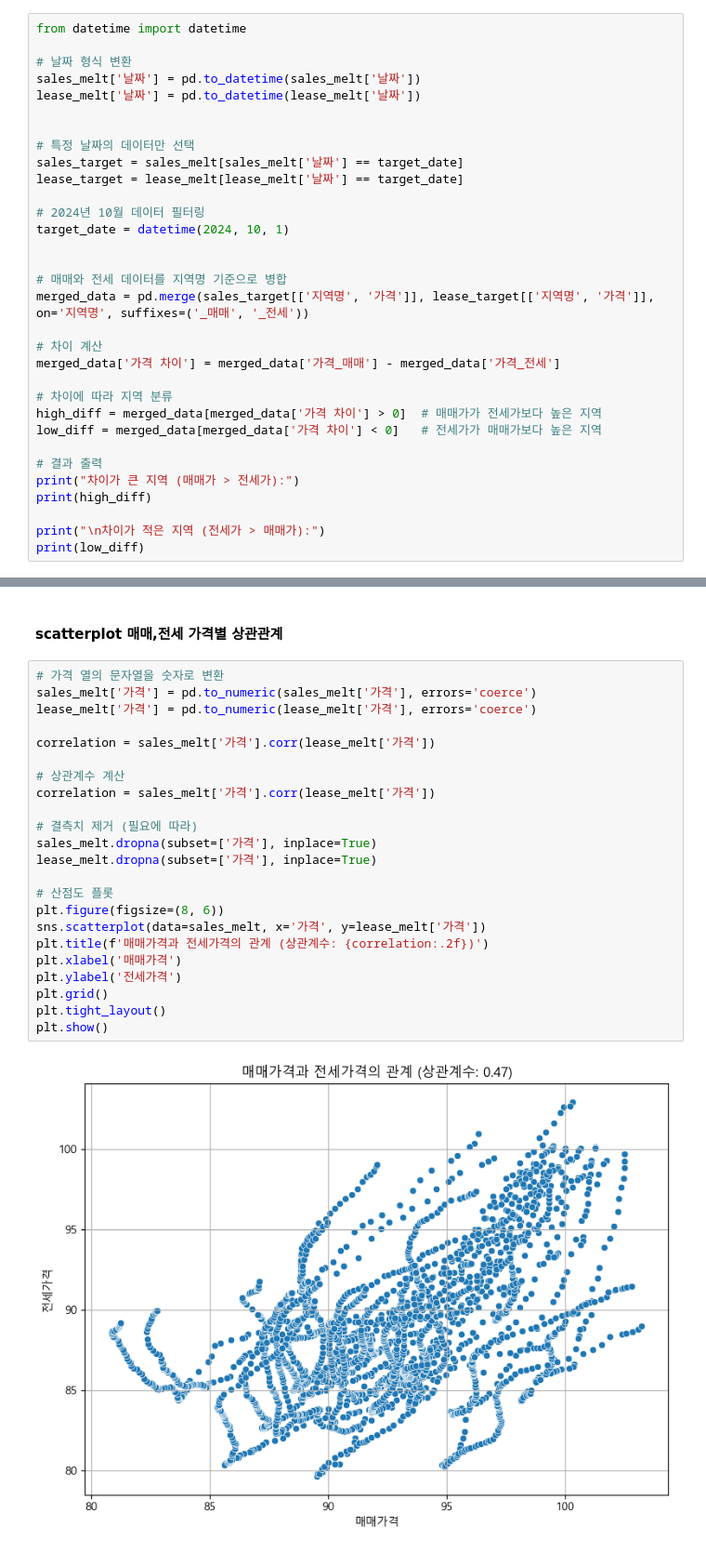
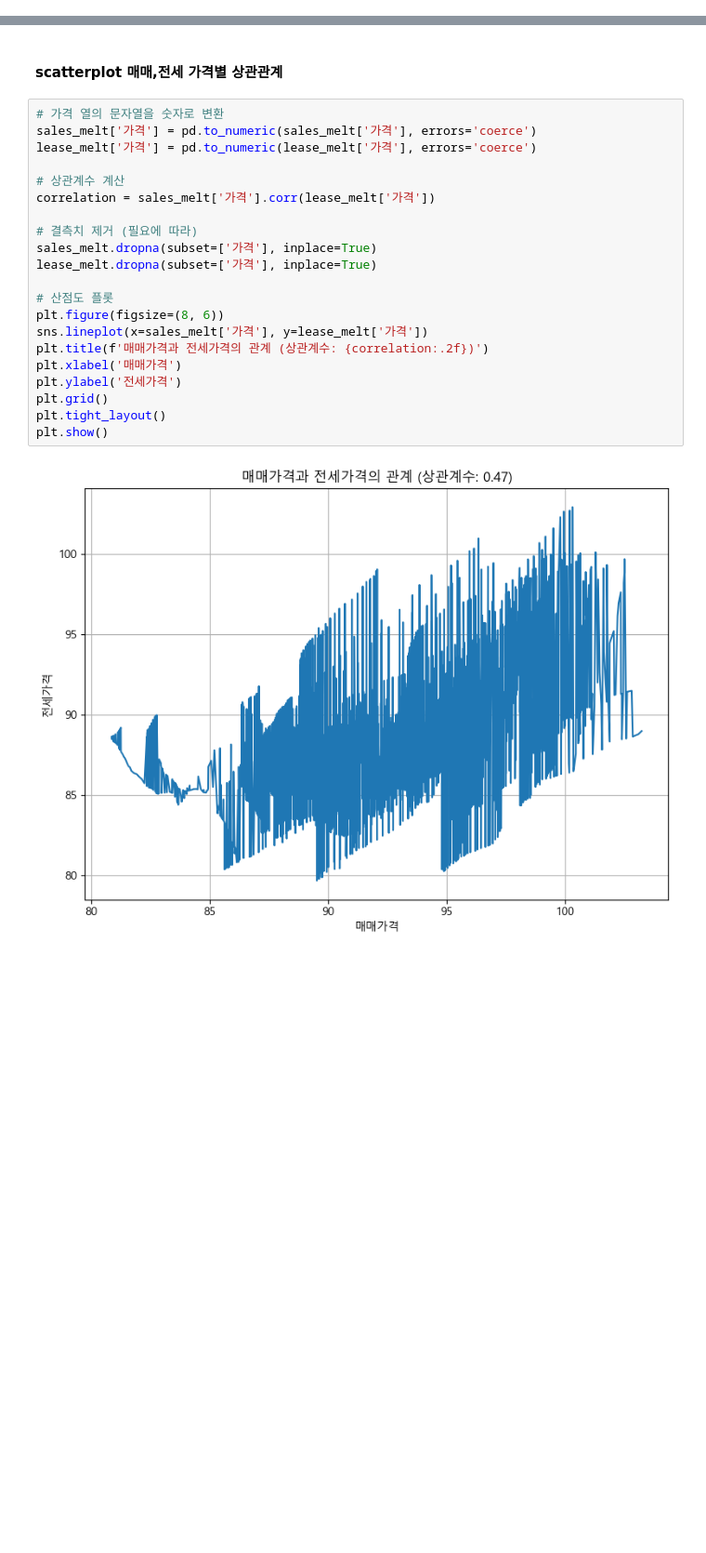
Before and after one commit to D0H00N/practical-work, a Jupyter notebook: 주택매매지수분석.ipynb, the cells around one changed output, grey strips where cells are left out. Shown at 93% size. Cells and saved outputs as stored; diff of their text form; blank space fills up the shorter version.

```diff
--- a/주택매매지수분석.ipynb
+++ b/주택매매지수분석.ipynb
@@ -343,32 +369,0 @@ sns.barplot(data=lease_agg,label='전세')
-# %%
-from datetime import datetime
-
-# 날짜 형식 변환
-sales_melt['날짜'] = pd.to_datetime(sales_melt['날짜'])
-lease_melt['날짜'] = pd.to_datetime(lease_melt['날짜'])
-
-
-# 특정 날짜의 데이터만 선택
-sales_target = sales_melt[sales_melt['날짜'] == target_date]
-lease_target = lease_melt[lease_melt['날짜'] == target_date]
-
-# 2024년 10월 데이터 필터링
-target_date = datetime(2024, 10, 1)
-
-
-# 매매와 전세 데이터를 지역명 기준으로 병합
-merged_data = pd.merge(sales_target[['지역명', '가격']], lease_target[['지역명', '가격']], on='지역명', suffixes=('_매매', '_전세'))
-
-# 차이 계산
-merged_data['가격 차이'] = merged_data['가격_매매'] - merged_data['가격_전세']
-
-# 차이에 따라 지역 분류
-high_diff = merged_data[merged_data['가격 차이'] > 0]  # 매매가가 전세가보다 높은 지역
-low_diff = merged_data[merged_data['가격 차이'] < 0]   # 전세가가 매매가보다 높은 지역
-
-# 결과 출력
-print("차이가 큰 지역 (매매가 > 전세가):")
-print(high_diff)
-
-print("\n차이가 적은 지역 (전세가 > 매매가):")
-print(low_diff)
@@ -387,25 +372,23 @@ Index: []
 # %%
 # 가격 열의 문자열을 숫자로 변환
 sales_melt['가격'] = pd.to_numeric(sales_melt['가격'], errors='coerce')
 lease_melt['가격'] = pd.to_numeric(lease_melt['가격'], errors='coerce')
-
-correlation = sales_melt['가격'].corr(lease_melt['가격'])
 
 # 상관계수 계산
 correlation = sales_melt['가격'].corr(lease_melt['가격'])
 
 # 결측치 제거 (필요에 따라)
 sales_melt.dropna(subset=['가격'], inplace=True)
 lease_melt.dropna(subset=['가격'], inplace=True)
 
 # 산점도 플롯
 plt.figure(figsize=(8, 6))
-sns.scatterplot(data=sales_melt, x='가격', y=lease_melt['가격'])
+sns.lineplot(x=sales_melt['가격'], y=lease_melt['가격'])
 plt.title(f'매매가격과 전세가격의 관계 (상관계수: {correlation:.2f})')
 plt.xlabel('매매가격')
 plt.ylabel('전세가격')
 plt.grid()
 plt.tight_layout()
 plt.show()
 # %% [output]
-[figure, old version]
+[figure, new version]
```
Also changed, not shown: parts of 8 cells of this notebook.
